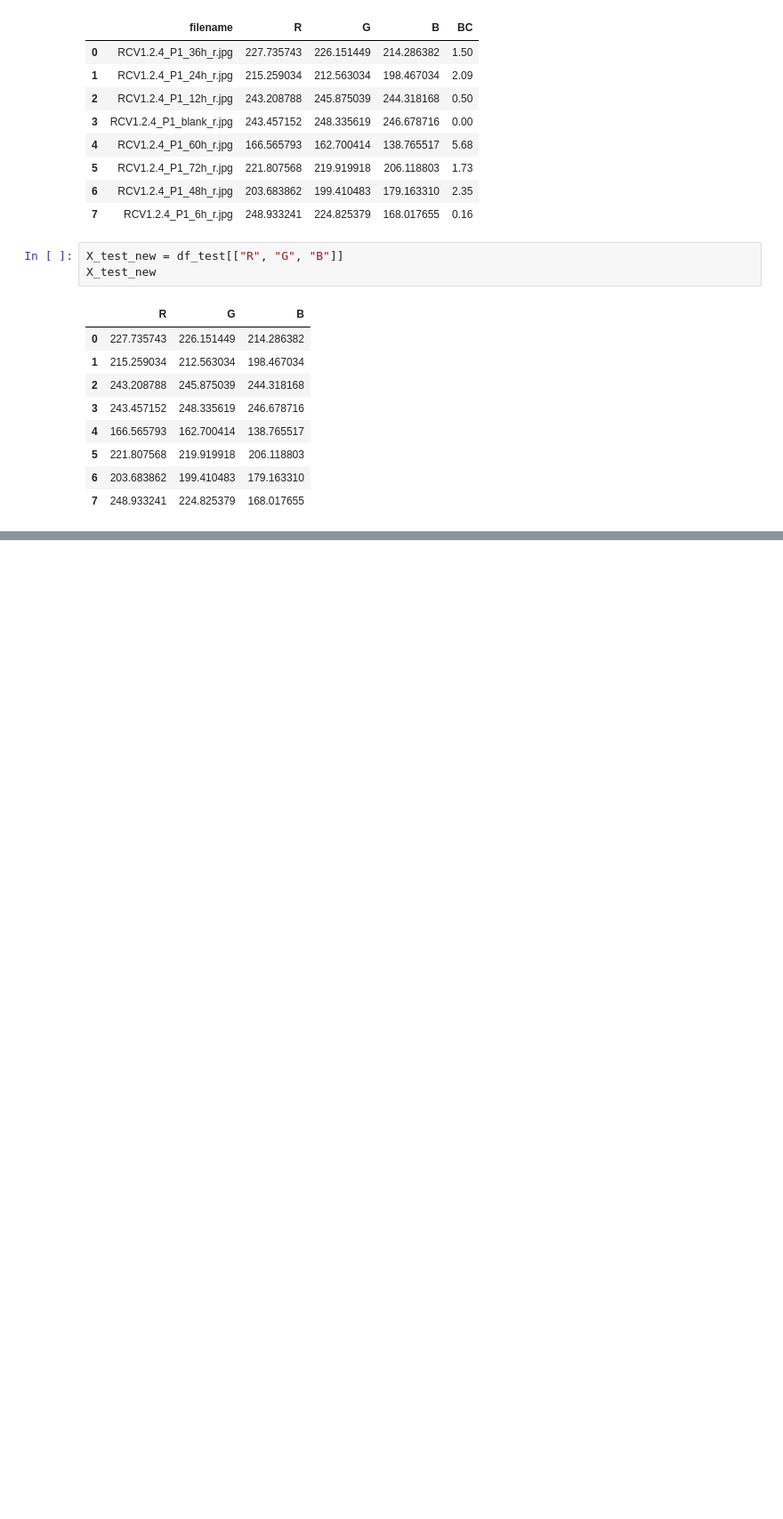
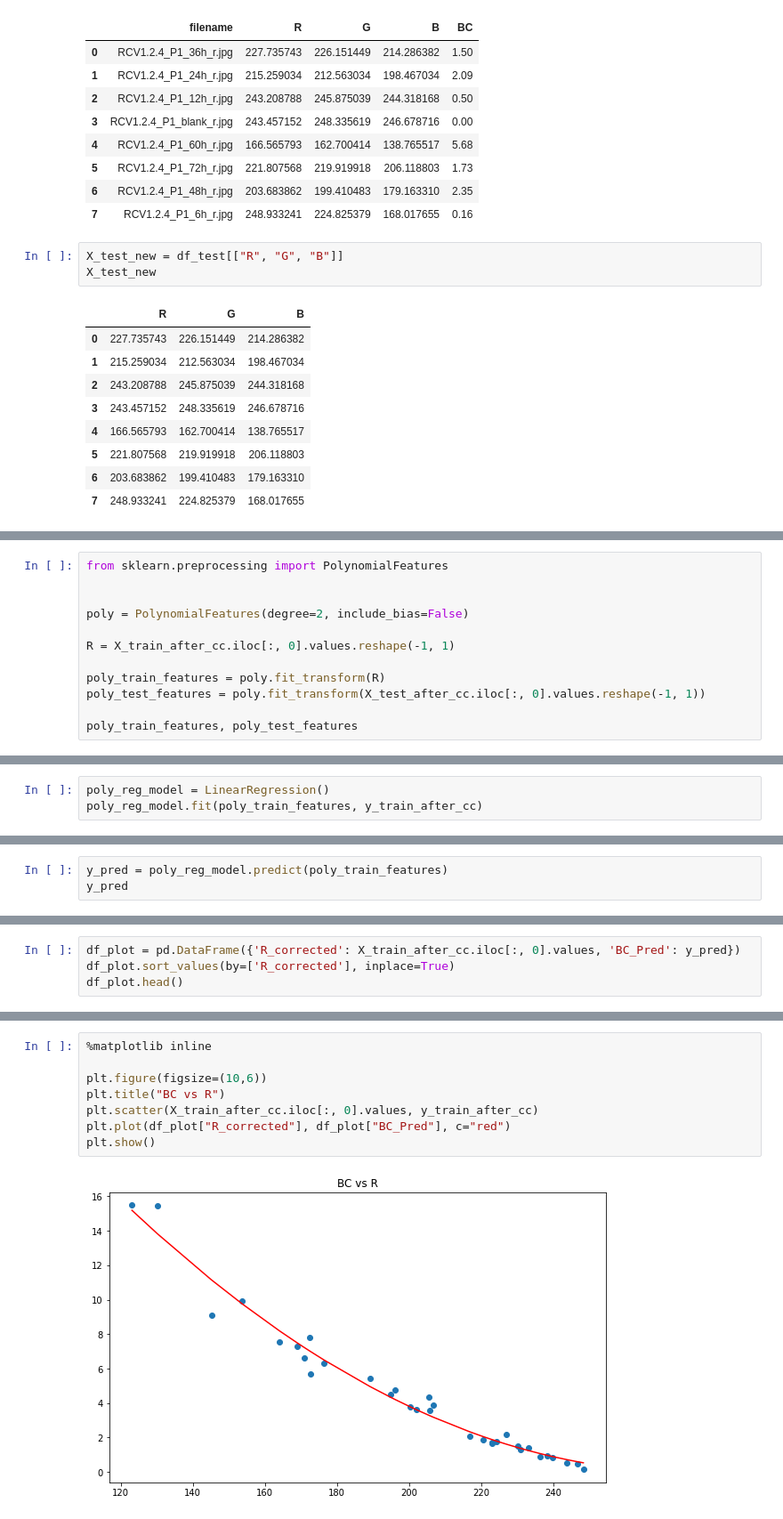
Before and after one commit to Eloyjaws/filter_extraction, a Jupyter notebook: analysis/ML.ipynb, the cells around one changed output, grey strips where cells are left out. Shown at 89% size. Saved outputs shown, nothing was run; the diff lists cells and outputs as text; blank space fills up the shorter version.

```diff
--- a/analysis/ML.ipynb
+++ b/analysis/ML.ipynb
@@ -290,0 +309,12 @@ R2: -0.07222057029335405
+# %%
+from sklearn.preprocessing import PolynomialFeatures
+
+
+poly = PolynomialFeatures(degree=2, include_bias=False)
+
+R = X_train_after_cc.iloc[:, 0].values.reshape(-1, 1)
+
+poly_train_features = poly.fit_transform(R)
+poly_test_features = poly.fit_transform(X_test_after_cc.iloc[:, 0].values.reshape(-1, 1))
+
+poly_train_features, poly_test_features
@@ -290,0 +339,3 @@ R2: -0.07222057029335405
+# %%
+poly_reg_model = LinearRegression()
+poly_reg_model.fit(poly_train_features, y_train_after_cc)
@@ -290,0 +344,3 @@ R2: -0.07222057029335405
+# %%
+y_pred = poly_reg_model.predict(poly_train_features)
+y_pred
@@ -290,0 +355,4 @@ R2: -0.07222057029335405
+# %%
+df_plot = pd.DataFrame({'R_corrected': X_train_after_cc.iloc[:, 0].values, 'BC_Pred': y_pred})
+df_plot.sort_values(by=['R_corrected'], inplace=True)
+df_plot.head()
@@ -290,0 +366,10 @@ R2: -0.07222057029335405
+# %%
+%matplotlib inline
+
+plt.figure(figsize=(10,6))
+plt.title("BC vs R")
+plt.scatter(X_train_after_cc.iloc[:, 0].values, y_train_after_cc)
+plt.plot(df_plot["R_corrected"], df_plot["BC_Pred"], c="red")
+plt.show()
+# %% [output]
+[figure, added]
```
Also changed, not shown: parts of 46 cells of this notebook, 18 other files.
